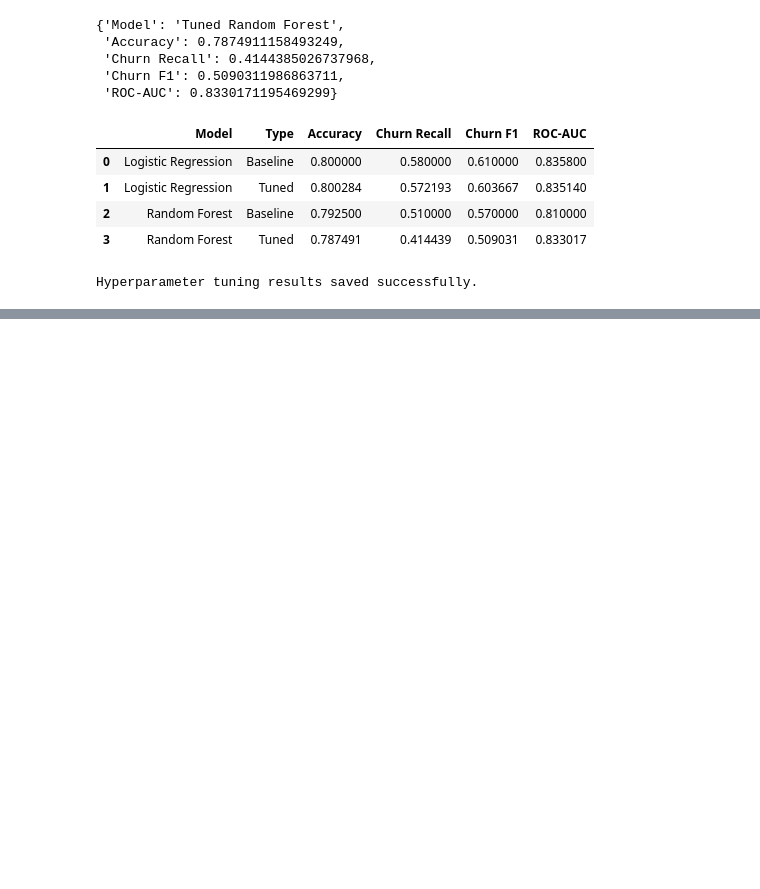
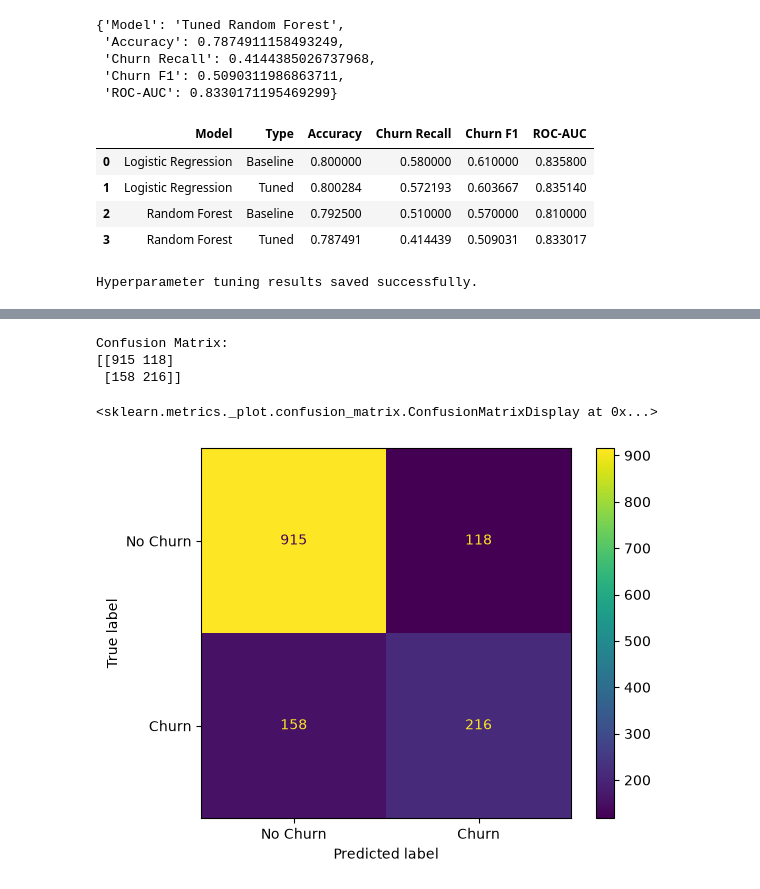
Before and after one commit to vedantparasharcs23-prog/-Machine-Learning-Algorithms, a Jupyter notebook: Projects/Customer-Churn-Prediction/Customer_Churn_Prediction.ipynb, the cells around one changed output, grey strips where cells are left out. Drawn from its saved outputs; the diff is of its cells as text; code cells hidden in the pictures; blank space fills up the shorter version.

Commit message:
Complete final model evaluation

```diff
--- a/Projects/Customer-Churn-Prediction/Customer_Churn_Prediction.ipynb
+++ b/Projects/Customer-Churn-Prediction/Customer_Churn_Prediction.ipynb
@@ -2725,0 +2757,5 @@ Overall, hyperparameter tuning did not provide a significant improvement in over
+# %%
+# Select Logistic Regression as the final model
+final_model = model
+
+print("Final Model:", final_model)
@@ -2725,0 +2771,5 @@ Overall, hyperparameter tuning did not provide a significant improvement in over
+# %%
+# Train the final Logistic Regression model
+final_model.fit(X_train_encoded, y_train)
+
+print("Final model training completed successfully.")
@@ -2725,0 +2785,7 @@ Overall, hyperparameter tuning did not provide a significant improvement in over
+# %%
+# Generate predictions and churn probabilities
+final_predictions = final_model.predict(X_test_encoded)
+final_probabilities = final_model.predict_proba(X_test_encoded)[:, 1]
+
+print("Predictions generated successfully.")
+print("Number of predictions:", len(final_predictions))
@@ -2725,0 +2843,21 @@ Overall, hyperparameter tuning did not provide a significant improvement in over
+# %%
+# Import confusion matrix functions
+from sklearn.metrics import confusion_matrix, ConfusionMatrixDisplay
+
+# Calculate the confusion matrix
+cm = confusion_matrix(y_test, final_predictions)
+
+# Display the confusion matrix
+print("Confusion Matrix:")
+print(cm)
+
+ConfusionMatrixDisplay(
+    confusion_matrix=cm,
+    display_labels=["No Churn", "Churn"]
+).plot()
+# %% [output]
+Confusion Matrix:
+[[915 118]
+ [158 216]]
+<sklearn.metrics._plot.confusion_matrix.ConfusionMatrixDisplay at 0x...>
+[figure, added]
```
Also changed, not shown: parts of 22 cells of this notebook.
